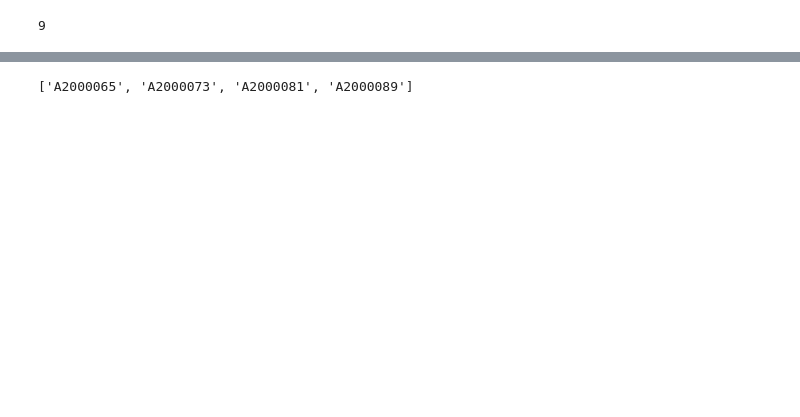
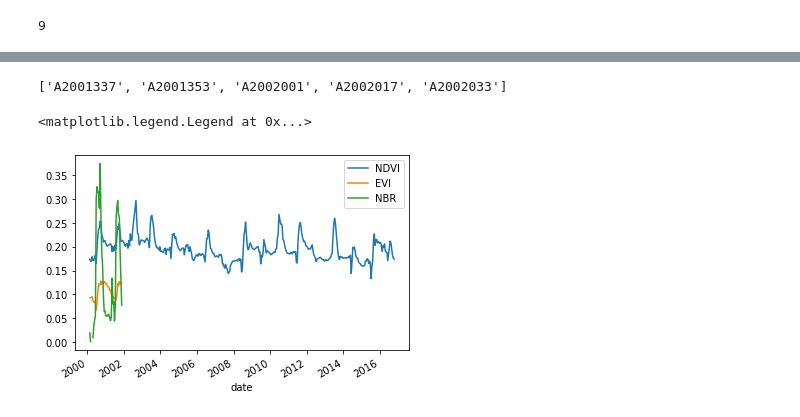
Before and after one commit to aldotapia/HidroCL-DBCreation, a Jupyter notebook: Class tests/UsageExample.ipynb, the cells around one changed output, grey strips where cells are left out. Cells and saved outputs as stored; diff of their text form; code cells hidden in the pictures; blank space fills up the shorter version.

```diff
--- a/Class tests/UsageExample.ipynb
+++ b/Class tests/UsageExample.ipynb
@@ -235,4 +247,4 @@ modext.incomplete_scenes
 # %%
-modext.scenes_to_process[1:5]
+modext.scenes_to_process[:5]
 # %% [output]
-['A2000065', 'A2000073', 'A2000081', 'A2000089']
+['A2001337', 'A2001353', 'A2002001', 'A2002017', 'A2002033']
@@ -238,0 +253,8 @@ modext.scenes_to_process[1:5]
+# %%
+ax = modext.ndvi.observations[['4558001']].divide(1000).plot()
+ax = modext.evi.observations[['4558001']].divide(1000).plot(ax=ax)
+modext.nbr.observations[['4558001']].divide(1000).plot(ax=ax)
+ax.legend(["NDVI","EVI","NBR"])
+# %% [output]
+<matplotlib.legend.Legend at 0x...>
+[figure, added]
```
Also changed, not shown: parts of 26 cells of this notebook.
